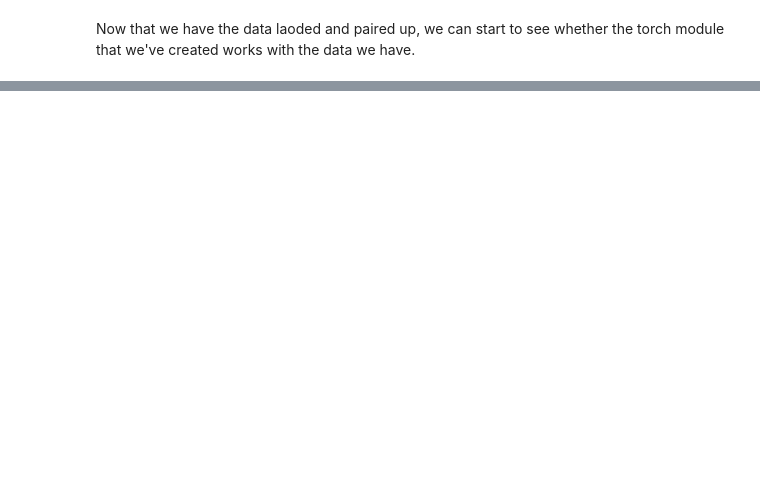
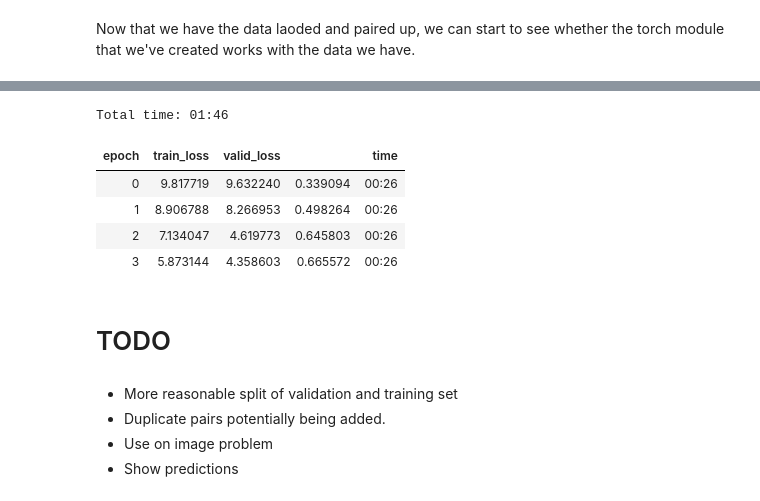
Before and after one commit to tbass134/fastai_audio, a Jupyter notebook: Voice Identification.ipynb, the cells around one changed output, grey strips where cells are left out. Cells and saved outputs as stored; diff of their text form; code cells hidden in the pictures; blank space fills up the shorter version.

```diff
--- a/Voice Identification.ipynb
+++ b/Voice Identification.ipynb
@@ -230,0 +258,16 @@ Total time: 01:21
+# %%
+learn.fit_one_cycle(4, 1e-2)
+# %% [output]
+Total time: 01:46
+| epoch | train_loss | valid_loss |  | time |
+| 0 | 9.817719 | 9.632240 | 0.339094 | 00:26 |
+| 1 | 8.906788 | 8.266953 | 0.498264 | 00:26 |
+| 2 | 7.134047 | 4.619773 | 0.645803 | 00:26 |
+| 3 | 5.873144 | 4.358603 | 0.665572 | 00:26 |
+# %% [markdown]
+# TODO
+# %% [markdown]
+- More reasonable split of validation and training set
+- Duplicate pairs potentially being added.
+- Use on image problem
+- Show predictions
```
Also changed, not shown: parts of 17 cells of this notebook.
